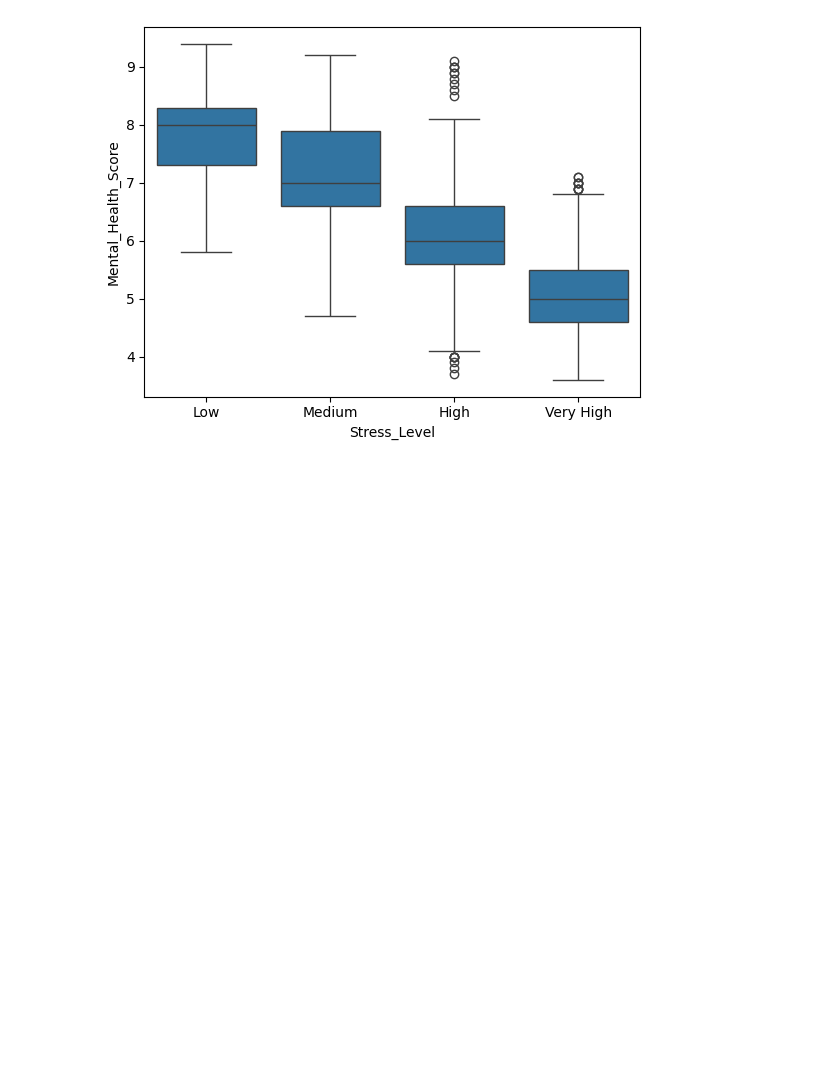
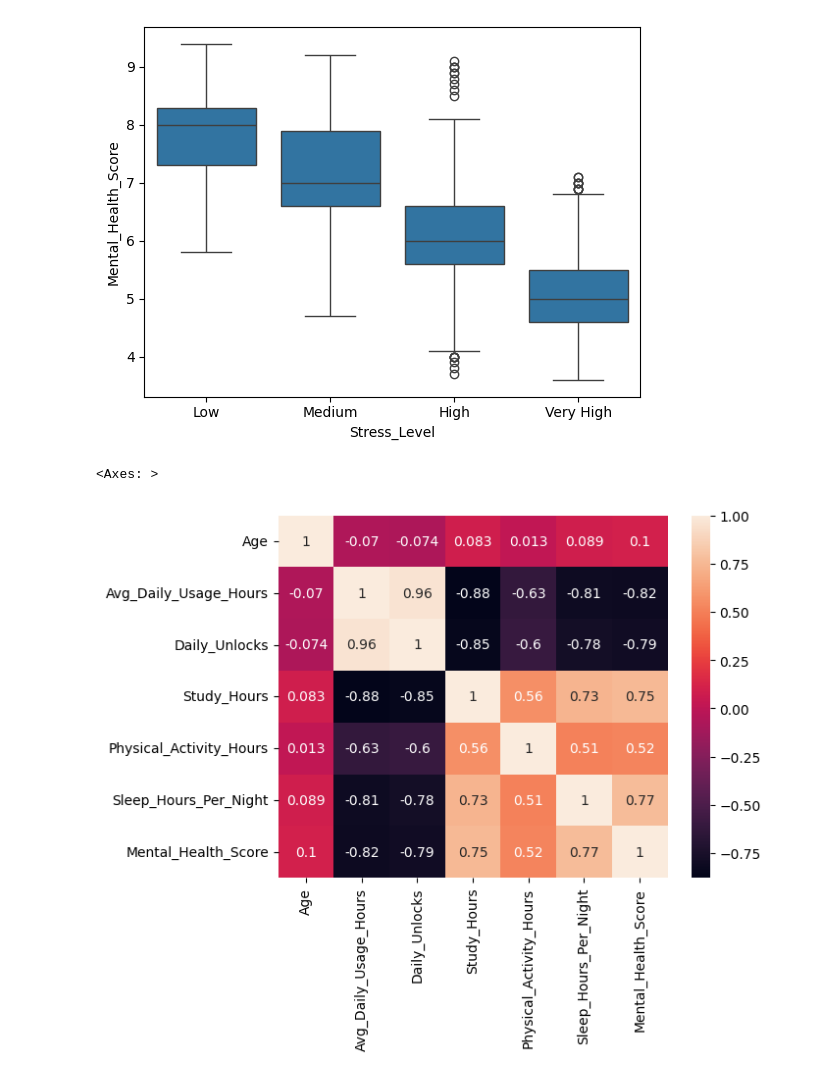
Before and after one commit to gokulgr007/Explainable-Student-Mental-Well-being-Analysis-and-Recommendation-System, a Jupyter notebook: student_wellbeing.ipynb, the cells around one changed output. Cells and saved outputs as stored; diff of their text form; code cells hidden in the pictures; blank space fills up the shorter version.

Commit message:
plots

```diff
--- a/student_wellbeing.ipynb
+++ b/student_wellbeing.ipynb
@@ -90,3 +90,8 @@ sns.boxplot(x = 'Stress_Level', y = 'Mental_Health_Score' , data=df , order=orde
 # %% [output]
 <Axes: xlabel='Stress_Level', ylabel='Mental_Health_Score'>
 [figure]
+# %%
+sns.heatmap(df.corr(numeric_only =True), annot = True)
+# %% [output]
+<Axes: >
+[figure, added]
```
